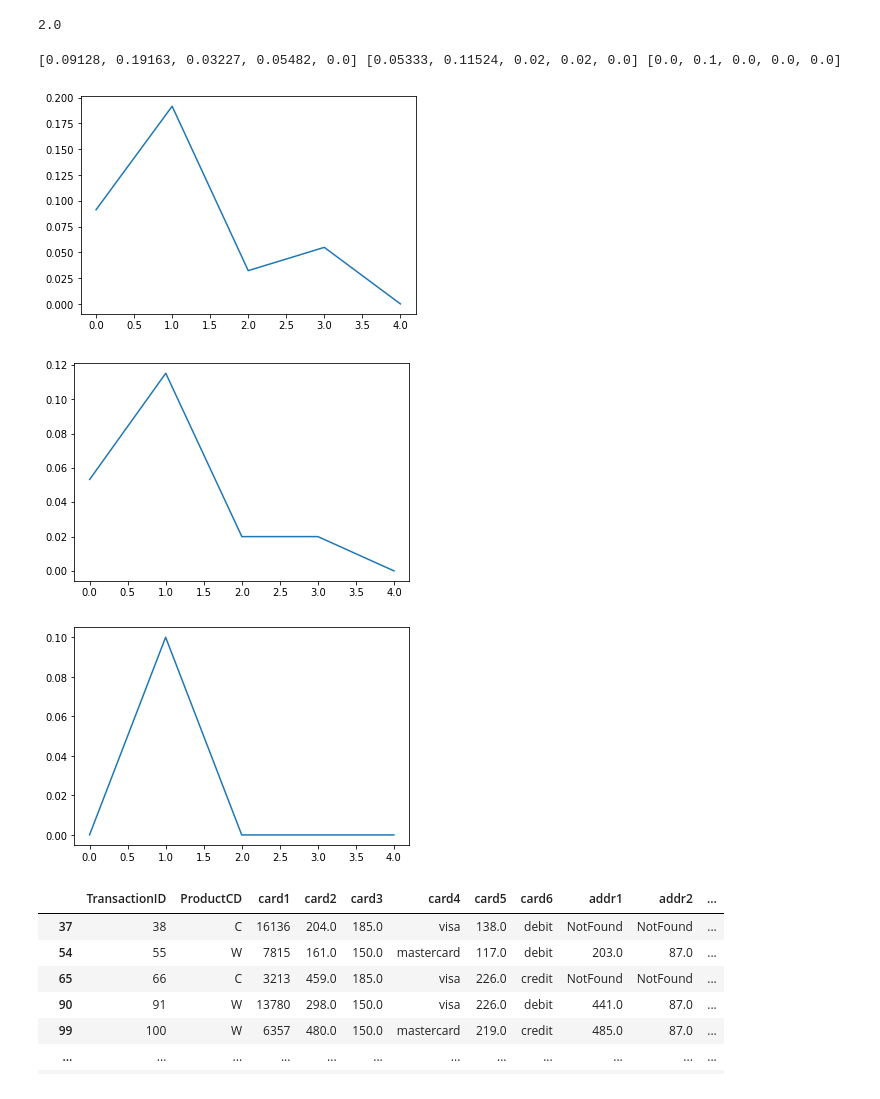
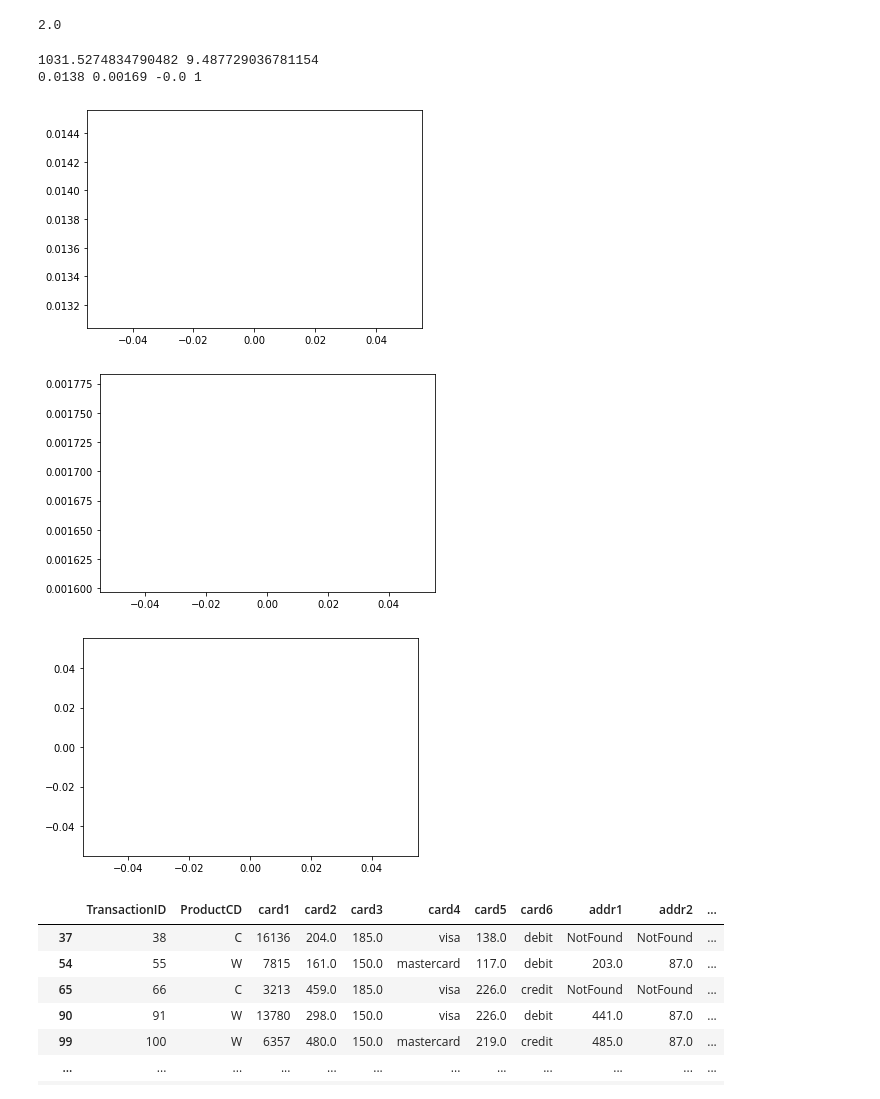
Before and after one commit to YinQingYuanQue/HM1_DT_CS529, a Jupyter notebook: HM1.ipynb, the cells around one changed output. Saved outputs shown, nothing was run; the diff lists cells and outputs as text; code cells hidden in the pictures.

```diff
--- a/HM1.ipynb
+++ b/HM1.ipynb
@@ -234,23 +231,25 @@ a[1]
 # %% [output]
 2.0
 # %%
-#test = train[0:40000]
-f = 'C1'
+test = train[0:40000]
+f = 'ProductCD'
+d = Chi_test(test,f)
 a = IG(test,f,'Entropy')
 b = IG(test,f,'Gini')
 c = IG(test,f,'MisEr')
 fig, ax = plt.subplots()
 plt.plot(a)
 fig, ax = plt.subplots()
 plt.plot(b)
 fig, ax = plt.subplots()
 plt.plot(c)
-print (a,b,c)
+print (a,b,c,d)
 # %% [output]
-[0.09128, 0.19163, 0.03227, 0.05482, 0.0] [0.05333, 0.11524, 0.02, 0.02, 0.0] [0.0, 0.1, 0.0, 0.0, 0.0]
+1031.5274834790482 9.487729036781154
+0.0138 0.00169 -0.0 1
-[figure, old version]
+[figure, new version]
-[figure, old version]
+[figure, new version]
-[figure, old version]
+[figure, new version]
 # %%
 test[test[Target] == 1]
 # %% [output]
```
Also changed, not shown: parts of 1 cell of this notebook.
